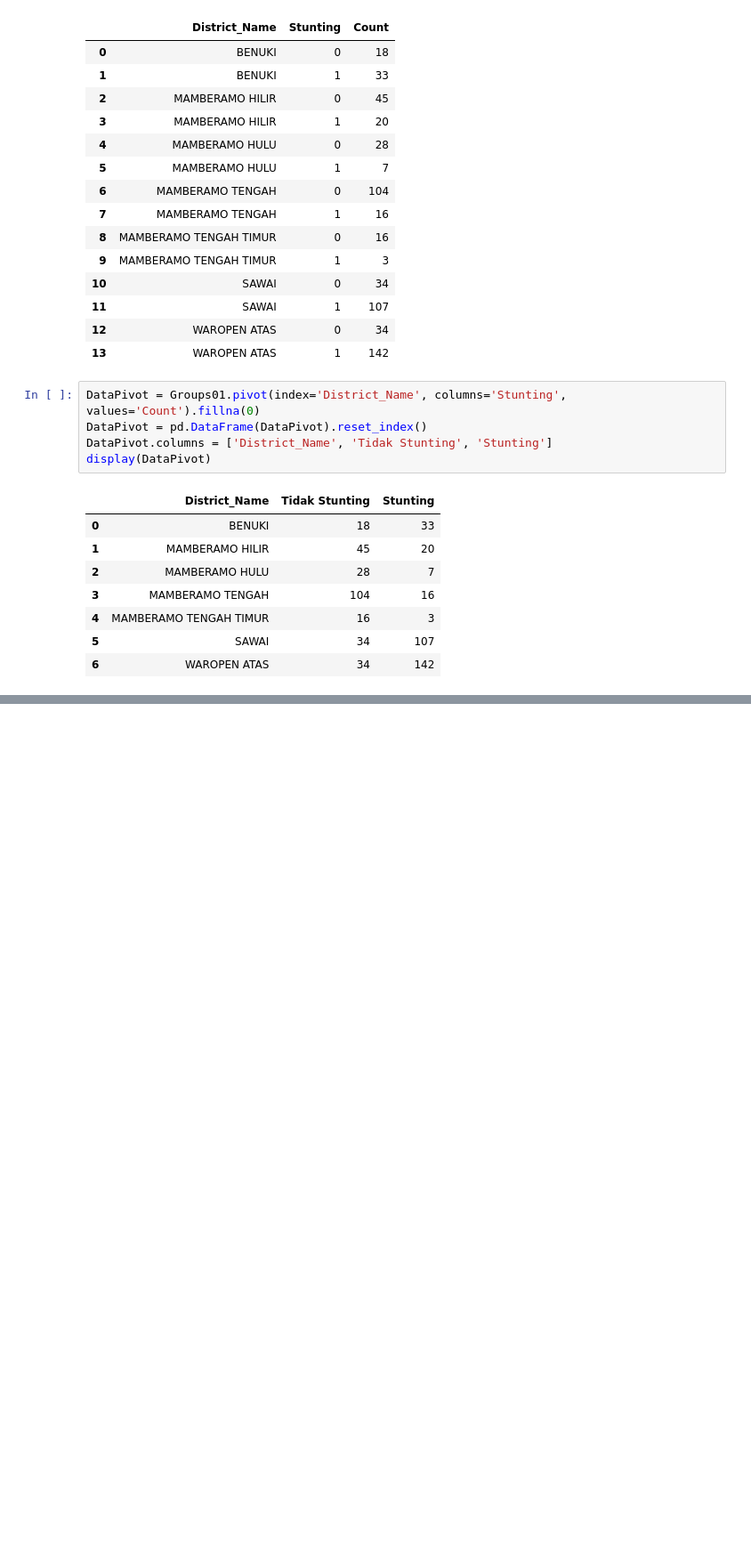
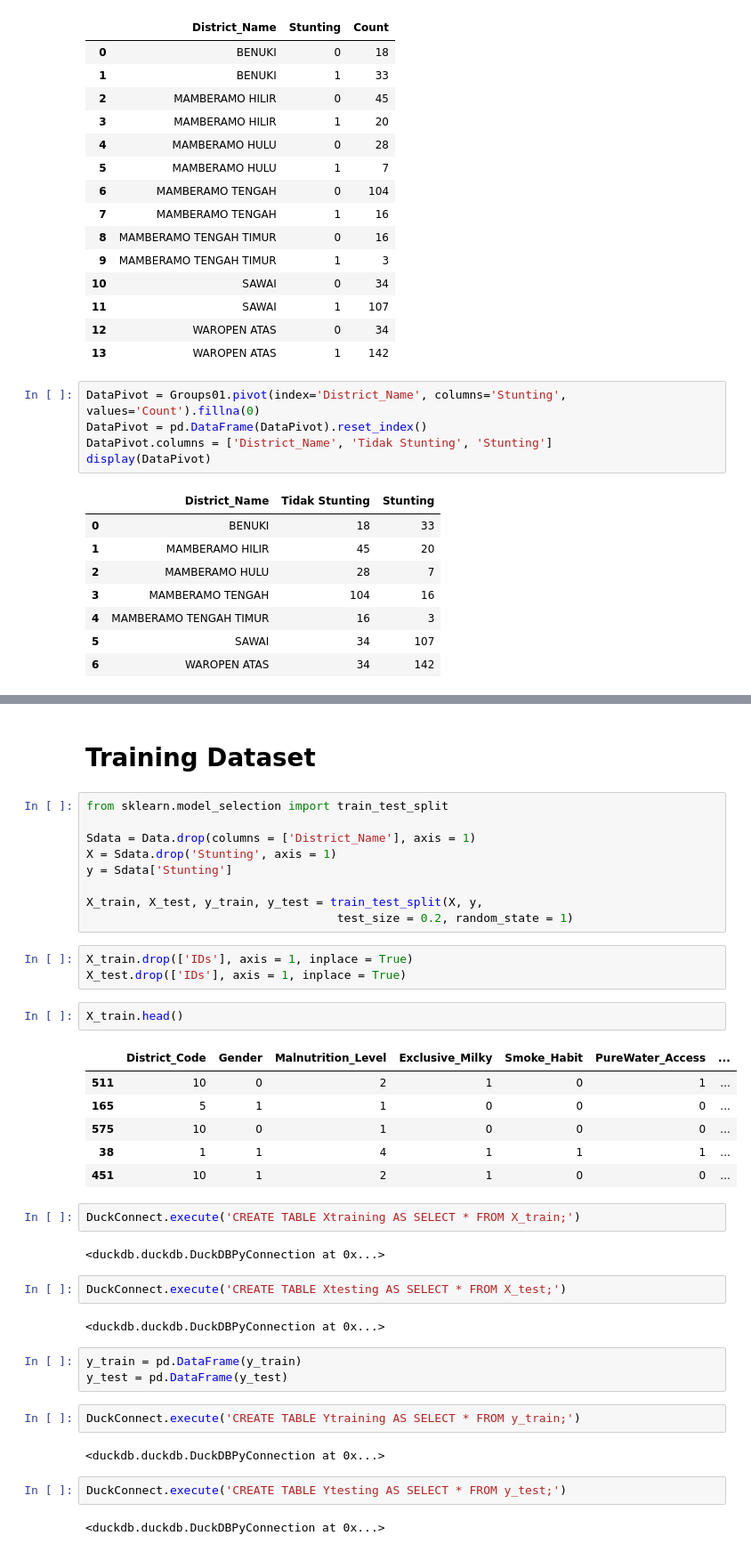
Before and after one commit to masterofray/AI_Stunting_model, a Jupyter notebook: notebooks/NB01_explanatory_data_analysis.ipynb, the cells around one changed output, grey strips where cells are left out. Shown at 89% size. Saved outputs shown, nothing was run; the diff lists cells and outputs as text; blank space fills up the shorter version.

```diff
--- a/notebooks/NB01_explanatory_data_analysis.ipynb
+++ b/notebooks/NB01_explanatory_data_analysis.ipynb
@@ -662,0 +575,42 @@ show(p)
+# %% [markdown]
+# Training Dataset
+# %%
+from sklearn.model_selection import train_test_split
+
+Sdata = Data.drop(columns = ['District_Name'], axis = 1)
+X = Sdata.drop('Stunting', axis = 1)
+y = Sdata['Stunting']
+
+X_train, X_test, y_train, y_test = train_test_split(X, y,
+                                    test_size = 0.2, random_state = 1)
+# %%
+X_train.drop(['IDs'], axis = 1, inplace = True)
+X_test.drop(['IDs'], axis = 1, inplace = True)
+# %%
+X_train.head()
+# %% [output]
+|  | District_Code | Gender | Malnutrition_Level | Exclusive_Milky | Smoke_Habit | PureWater_Access | ... |
+| 511 | 10 | 0 | 2 | 1 | 0 | 1 | ... |
+| 165 | 5 | 1 | 1 | 0 | 0 | 0 | ... |
+| 575 | 10 | 0 | 1 | 0 | 0 | 0 | ... |
+| 38 | 1 | 1 | 4 | 1 | 1 | 1 | ... |
+| 451 | 10 | 1 | 2 | 1 | 0 | 0 | ... |
+# %%
+DuckConnect.execute('CREATE TABLE Xtraining AS SELECT * FROM X_train;')
+# %% [output]
+<duckdb.duckdb.DuckDBPyConnection at 0x...>
+# %%
+DuckConnect.execute('CREATE TABLE Xtesting AS SELECT * FROM X_test;')
+# %% [output]
+<duckdb.duckdb.DuckDBPyConnection at 0x...>
+# %%
+y_train = pd.DataFrame(y_train)
+y_test = pd.DataFrame(y_test)
+# %%
+DuckConnect.execute('CREATE TABLE Ytraining AS SELECT * FROM y_train;')
+# %% [output]
+<duckdb.duckdb.DuckDBPyConnection at 0x...>
+# %%
+DuckConnect.execute('CREATE TABLE Ytesting AS SELECT * FROM y_test;')
+# %% [output]
+<duckdb.duckdb.DuckDBPyConnection at 0x...>
```
Also changed, not shown: parts of 7 cells of this notebook, 2 other files.
